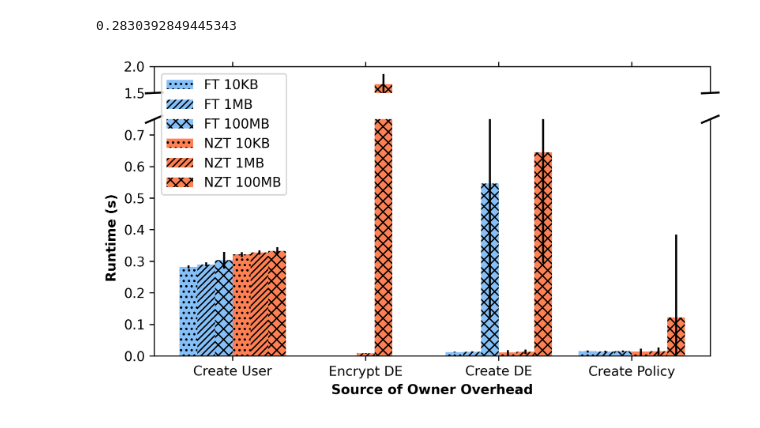
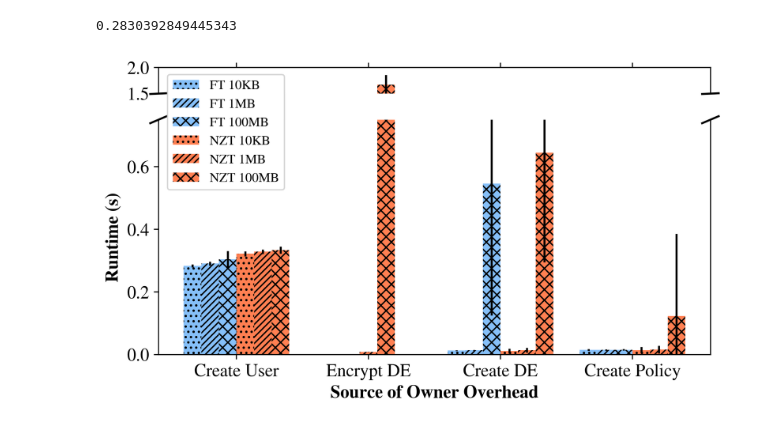
Before and after one commit to KoSpades/testGround, a Jupyter notebook: OverheadAnalysis/overhead_owner.ipynb, the cells around one changed output. Saved outputs shown, nothing was run; the diff lists cells and outputs as text; code cells hidden in the pictures.

```diff
--- a/OverheadAnalysis/overhead_owner.ipynb
+++ b/OverheadAnalysis/overhead_owner.ipynb
@@ -2,6 +2,12 @@
 import pandas as pd
 import numpy as np
 import matplotlib.pyplot as plt
+import matplotlib as mpl
+
+mpl.rcParams['mathtext.fontset'] = 'stix'
+mpl.rcParams['font.family'] = 'STIXGeneral'
+# print(mpl.rcParams['font.size'])
+mpl.rcParams['font.size'] = 13.5
 # %%
 full10_df = pd.read_csv("full_10kb.csv", header=None)
 full1000_df = pd.read_csv("full_1000kb.csv", header=None)
@@ -195,32 +201,34 @@ for i in range(3):
                )
 
 # hide the spines between ax and ax2
 ax.spines['bottom'].set_visible(False)
 ax2.spines['top'].set_visible(False)
 ax.xaxis.tick_top()
 ax.tick_params(labeltop=False)  # don't put tick labels at the top
 ax2.xaxis.tick_bottom()
 
 d = .015  # how big to make the diagonal lines in axes coordinates
 # arguments to pass to plot, just so we don't keep repeating them
 kwargs = dict(transform=ax.transAxes, color='k', clip_on=False)
 ax.plot((-d, +d), (-d, +d), **kwargs)        # top-left diagonal
 ax.plot((1 - d, 1 + d), (-d, +d), **kwargs)  # top-right diagonal
 
 kwargs.update(transform=ax2.transAxes)  # switch to the bottom axes
 ax2.plot((-d, +d), (1 - d, 1 + d), **kwargs)  # bottom-left diagonal
 ax2.plot((1 - d, 1 + d), (1 - d, 1 + d), **kwargs)  # bottom-right diagonal
 
 # plt.ylim(0, 0.75)
 ax.set_ylim(1.5, 2)
 ax2.set_ylim(0, 0.75)
 plt.xticks(component_DS_axis, component_DS)
-ax2.legend(loc=1, bbox_to_anchor=(0.25,1.22))
+ax2.legend(loc=1,
+           bbox_to_anchor=(0.24,1.22),
+           prop={'size': 10})
 plt.xlabel("Source of Owner Overhead", fontweight="bold")
 plt.ylabel("Runtime (s)", fontweight="bold")
 # plt.figure(figsize=(7.5, 4), dpi=320)
 plt.savefig("owner_overhead.pdf",
             facecolor='w',
             bbox_inches='tight',)
 # %% [output]
-[figure, old version]
+[figure, new version]
```
Also changed, not shown: 5 other files.
